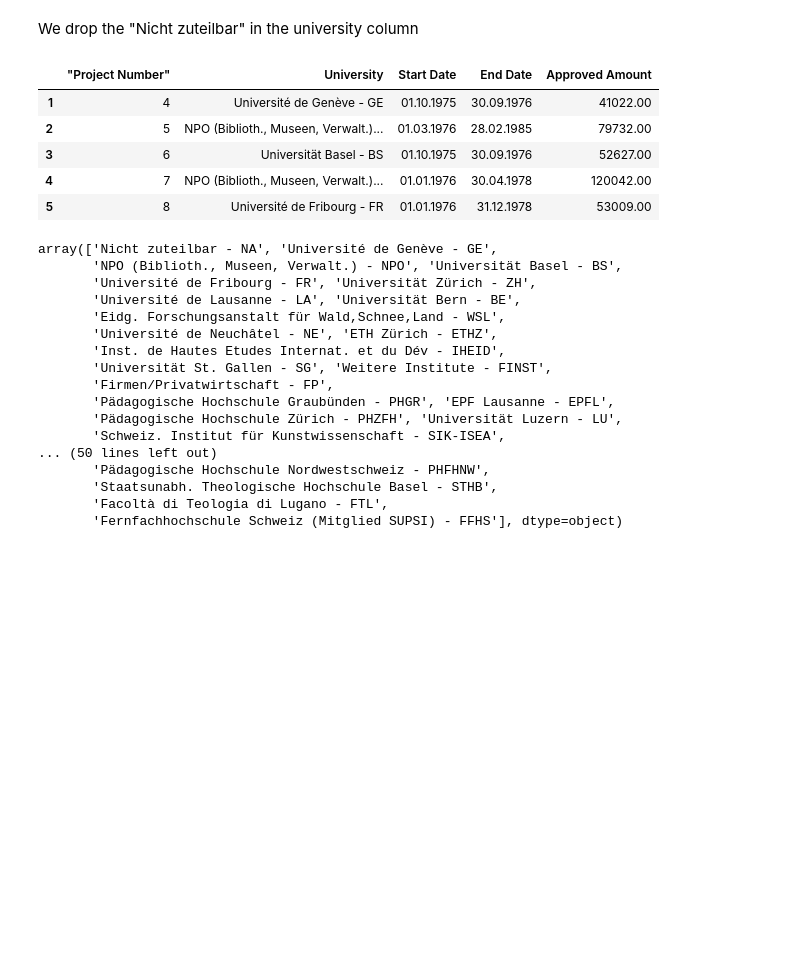
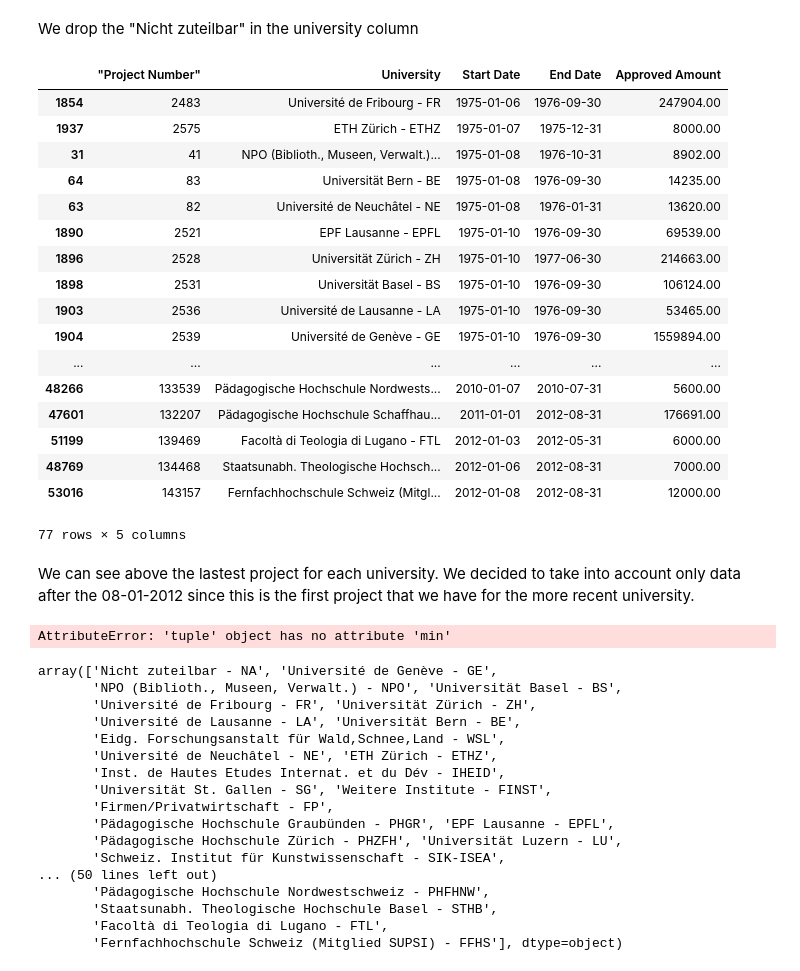
Before and after one commit to daniel-guggenheim/ada-homeworks, a Jupyter notebook: 03 - Interactive Viz/InteractiveViz.ipynb, the cells around one changed output. Saved outputs shown, nothing was run; the diff lists cells and outputs as text; code cells hidden in the pictures; blank space fills up the shorter version.

Commit message:
select lastest project for all university

```diff
--- a/03 - Interactive Viz/InteractiveViz.ipynb
+++ b/03 - Interactive Viz/InteractiveViz.ipynb
@@ -37,15 +37,40 @@ len(data)
 We drop the "Nicht zuteilbar" in the university column
 # %%
 data = data[data.University != 'Nicht zuteilbar - NA']
-# %%
-data.head()
-# %% [output]
-|  | ﻿"Project Number" | University | Start Date | End Date | Approved Amount |
-| 1 | 4 | Université de Genève - GE | 01.10.1975 | 30.09.1976 | 41022.00 |
-| 2 | 5 | NPO (Biblioth., Museen, Verwalt.)... | 01.03.1976 | 28.02.1985 | 79732.00 |
-| 3 | 6 | Universität Basel - BS | 01.10.1975 | 30.09.1976 | 52627.00 |
-| 4 | 7 | NPO (Biblioth., Museen, Verwalt.)... | 01.01.1976 | 30.04.1978 | 120042.00 |
-| 5 | 8 | Université de Fribourg - FR | 01.01.1976 | 31.12.1978 | 53009.00 |
+# %%
+data['Start Date'] = pd.to_datetime(data['Start Date'])
+data['End Date'] = pd.to_datetime(data['End Date'])
+# %%
+sortStartDate  = data.sort_values(by='Start Date')
+# %%
+sortStartDate.drop_duplicates('University', keep='first')
+# %% [output]
+|  | ﻿"Project Number" | University | Start Date | End Date | Approved Amount |
+| 1854 | 2483 | Université de Fribourg - FR | 1975-01-06 | 1976-09-30 | 247904.00 |
+| 1937 | 2575 | ETH Zürich - ETHZ | 1975-01-07 | 1975-12-31 | 8000.00 |
+| 31 | 41 | NPO (Biblioth., Museen, Verwalt.)... | 1975-01-08 | 1976-10-31 | 8902.00 |
+| 64 | 83 | Universität Bern - BE | 1975-01-08 | 1976-09-30 | 14235.00 |
+| 63 | 82 | Université de Neuchâtel - NE | 1975-01-08 | 1976-01-31 | 13620.00 |
+| 1890 | 2521 | EPF Lausanne - EPFL | 1975-01-10 | 1976-09-30 | 69539.00 |
+| 1896 | 2528 | Universität Zürich - ZH | 1975-01-10 | 1977-06-30 | 214663.00 |
+| 1898 | 2531 | Universität Basel - BS | 1975-01-10 | 1976-09-30 | 106124.00 |
+| 1903 | 2536 | Université de Lausanne - LA | 1975-01-10 | 1976-09-30 | 53465.00 |
+| 1904 | 2539 | Université de Genève - GE | 1975-01-10 | 1976-09-30 | 1559894.00 |
+| ... | ... | ... | ... | ... | ... |
+| 48266 | 133539 | Pädagogische Hochschule Nordwests... | 2010-01-07 | 2010-07-31 | 5600.00 |
+| 47601 | 132207 | Pädagogische Hochschule Schaffhau... | 2011-01-01 | 2012-08-31 | 176691.00 |
+| 51199 | 139469 | Facoltà di Teologia di Lugano - FTL | 2012-01-03 | 2012-05-31 | 6000.00 |
+| 48769 | 134468 | Staatsunabh. Theologische Hochsch... | 2012-01-06 | 2012-08-31 | 7000.00 |
+| 53016 | 143157 | Fernfachhochschule Schweiz (Mitgl... | 2012-01-08 | 2012-08-31 | 12000.00 |
+77 rows × 5 columns
+# %% [markdown]
+We can see above the lastest project for each university. We decided to take into account only data after the 08-01-2012 since this is the first project that we have for the more recent university.
+# %%
+min = []
+for group in groupByUni:
+    print(group.min())
+# %% [output]
+AttributeError: 'tuple' object has no attribute 'min'
 # %%
 universities = data['University'].unique()
 
```
